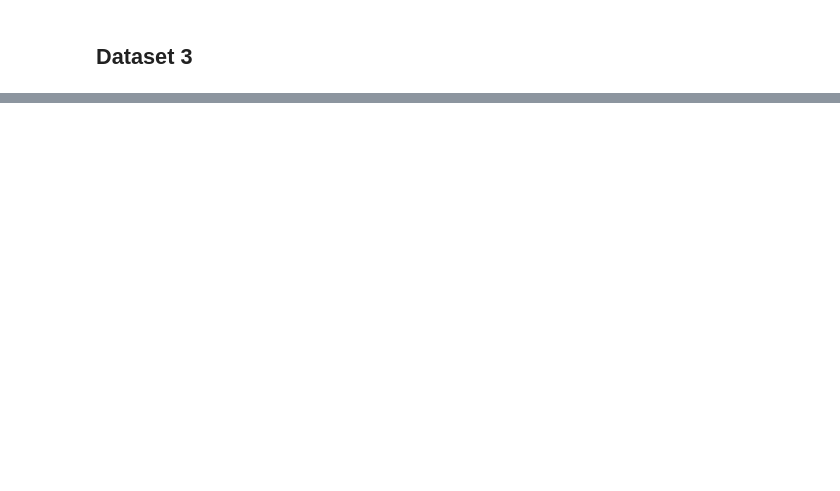
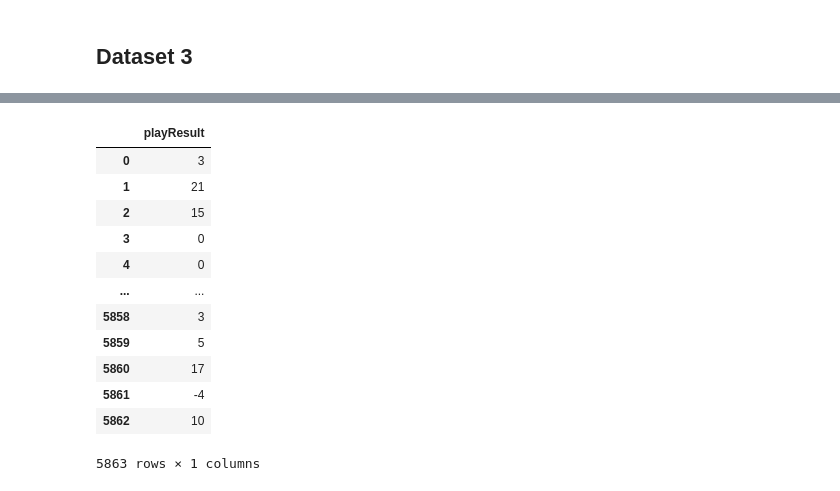
Before and after one commit to shmorhunmsds/summer_milestone_2, a Jupyter notebook: week_8_final.ipynb, the cells around one changed output, grey strips where cells are left out. Saved outputs shown, nothing was run; the diff lists cells and outputs as text; code cells hidden in the pictures; blank space fills up the shorter version.

```diff
--- a/week_8_final.ipynb
+++ b/week_8_final.ipynb
@@ -1525,0 +1631,13 @@ For each topic above (2a–2d), an explanation of the following (as applicable t
+# %%
+# data already preprocessed due to outliers removed in test/train set
+X_test = pd.read_csv('scripts/big_data_bowl/X_test.csv')
+X_train = pd.read_csv('scripts/big_data_bowl/X_train.csv')
+y_train = pd.read_csv('scripts/big_data_bowl/y_train.csv')
+y_test = pd.read_csv('scripts/big_data_bowl/y_test.csv')
+X_holdout = pd.read_csv('scripts/big_data_bowl/X_holdout.csv')
+y_holdout = pd.read_csv('scripts/big_data_bowl/y_holdout.csv')
+
+scaler = StandardScaler()
+X_train_scaled = scaler.fit_transform(X_train)
+X_test_scaled = scaler.transform(X_test)
+X_holdout_scaled = scaler.transform(X_holdout)
@@ -1525,0 +1696,16 @@ For each topic above (2a–2d), an explanation of the following (as applicable t
+# %%
+y_train
+# %% [output]
+|  | playResult |
+| 0 | 3 |
+| 1 | 21 |
+| 2 | 15 |
+| 3 | 0 |
+| 4 | 0 |
+| ... | ... |
+| 5858 | 3 |
+| 5859 | 5 |
+| 5860 | 17 |
+| 5861 | -4 |
+| 5862 | 10 |
+5863 rows × 1 columns
```
Also changed, not shown: parts of 14 cells of this notebook, 3 other files.
